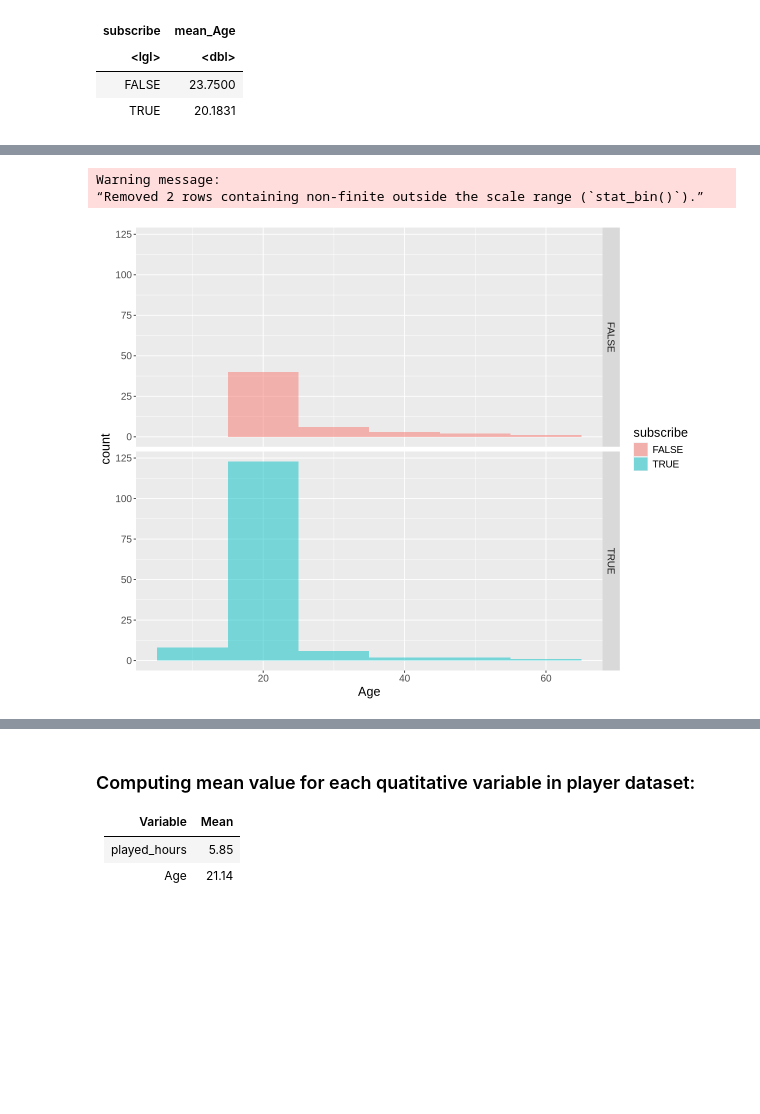
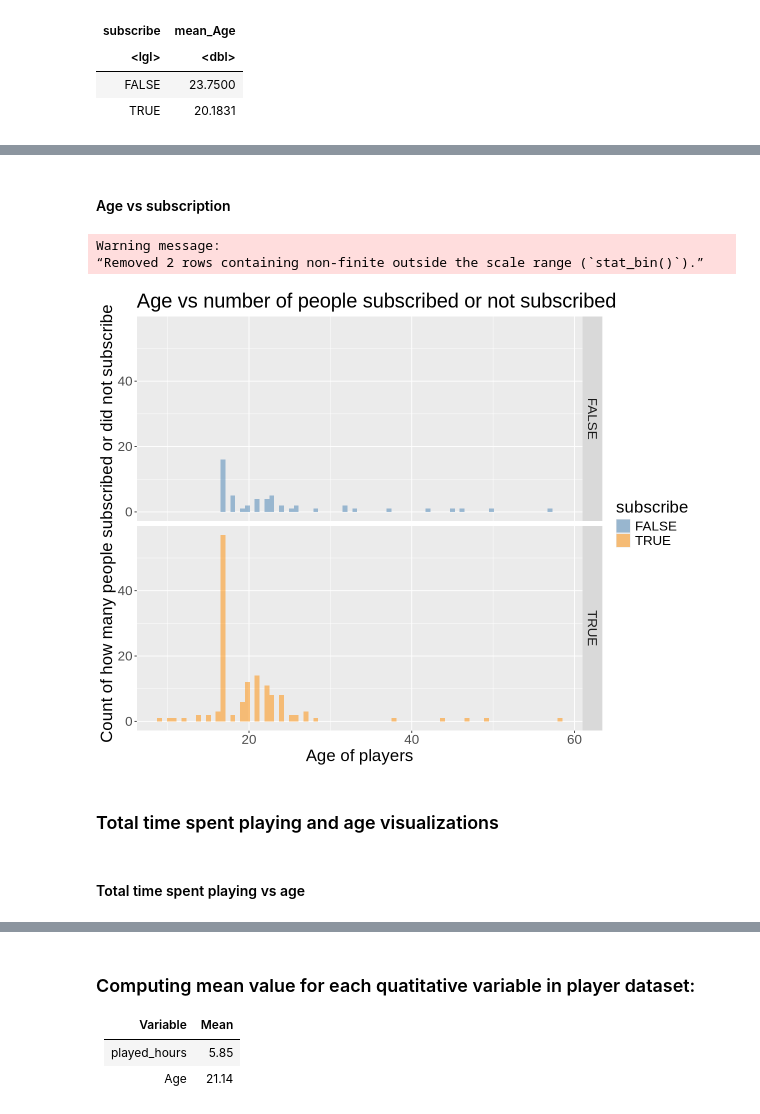
Before and after one commit to SimranHeir/DSCI-100-Project-Planning-Stage-Individual-Simran-Heir, a Jupyter notebook: Project Planning Individual Stage Notebook - Simran Heir.ipynb, the cells around one changed output, grey strips where cells are left out. Saved outputs shown, nothing was run; the diff lists cells and outputs as text; code cells hidden in the pictures; blank space fills up the shorter version.

```diff
--- a/Project Planning Individual Stage Notebook - Simran Heir.ipynb
+++ b/Project Planning Individual Stage Notebook - Simran Heir.ipynb
@@ -288,0 +294,4 @@ A tibble: 1 × 2
+# %%
+#wrangling data for specific question by selecting certain columns
+specific_player_data <- player_data_wrangled |>
+    select (subscribe, played_hours, Age)
@@ -398,13 +455,27 @@ Warning message:
+# %% [markdown]
+
+#### Age vs subscription
 # %%
-histogram_played_hours <- player_data_wrangled|>
+library(RColorBrewer)
+histogram_played_hours <- specific_player_data|>
     ggplot (aes (x = Age, fill = subscribe)) +
-    geom_histogram (alpha = 0.5, position = "identity", binwidth = 10) +
+    geom_histogram (alpha = 0.5, position = "identity", binwidth = 0.6) +
+    xlab ("Age of players") +
+    ylab ("Count of how many people subscribed or did not subscribe") +
+    ggtitle ("Age vs number of people subscribed or not subscribed") +
+    scale_fill_manual(values = c("steelblue", "darkorange")) +
     facet_grid(rows = vars(subscribe)) +
-    theme (text = element_text (size = 15))
+    theme (text = element_text (size = 20))
     options (repr.plot.width = 10, repr.plot.height = 8)
 histogram_played_hours
 # %% [output]
 Warning message:
 “Removed 2 rows containing non-finite outside the scale range (`stat_bin()`).”
-[figure, old version]
+[figure, new version]
+# %% [markdown]
+
+### Total time spent playing and age visualizations
+# %% [markdown]
+
+#### Total time spent playing vs age
 # %%
```
Also changed, not shown: parts of 33 cells of this notebook.
